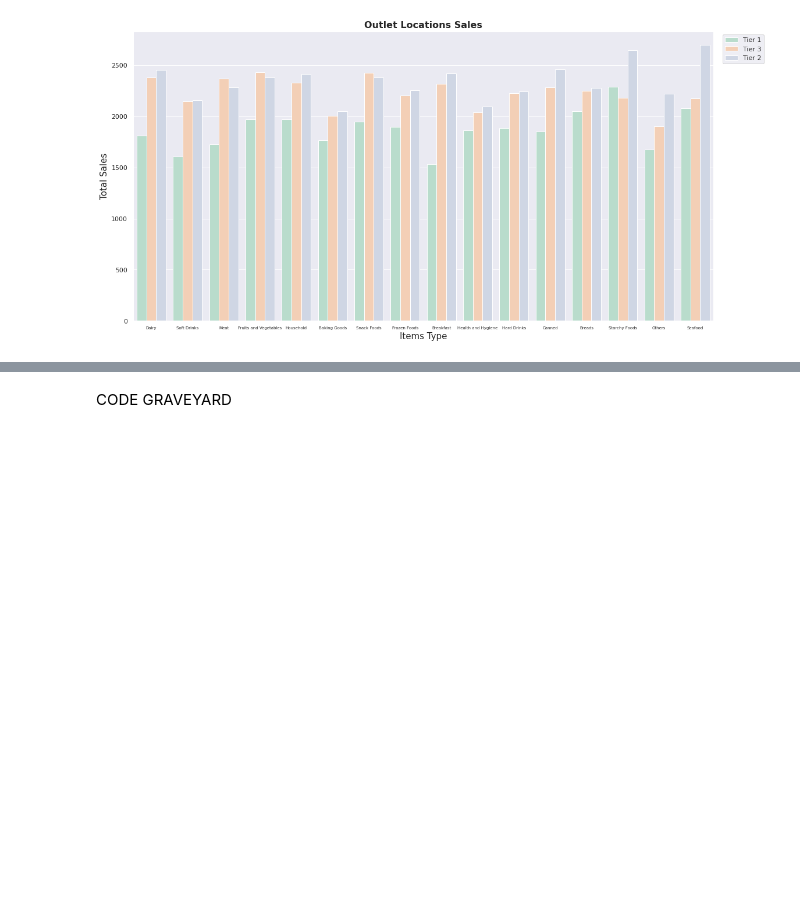
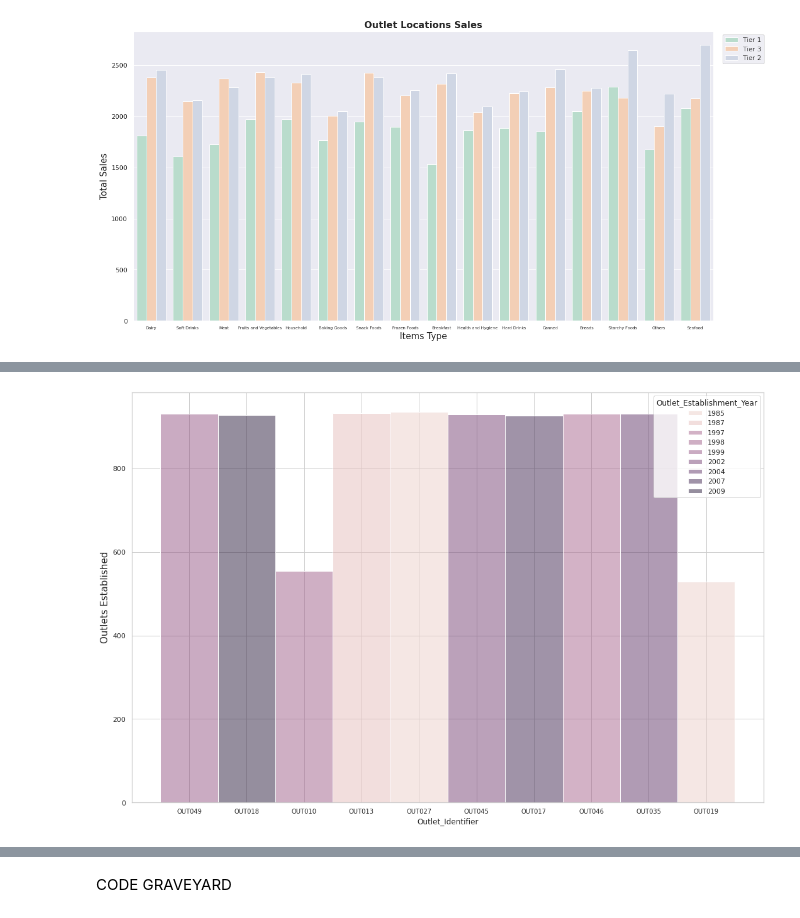
Before and after one commit to GENNYB7/FoodSale_Forecast, a Jupyter notebook: Forecast_FoodSale.ipynb, the cells around one changed output, grey strips where cells are left out. Drawn from its saved outputs; the diff is of its cells as text; code cells hidden in the pictures; blank space fills up the shorter version.

```diff
--- a/Forecast_FoodSale.ipynb
+++ b/Forecast_FoodSale.ipynb
@@ -386,0 +410,9 @@ plt.show()
+# %%
+#I'm having a really hard time setting the legend to be outside the plot =(
+sns.set_theme(style="whitegrid")
+histplot, ax = plt.subplots(figsize = (18,12))
+sns.histplot(data=forecast_df, x='Outlet_Identifier', hue='Outlet_Establishment_Year')
+plt.ylabel('Outlets Established', fontsize = 15)
+plt.xticks(fontsize=10);
+# %% [output]
+[figure, added]
```
Also changed, not shown: parts of 10 cells of this notebook.
